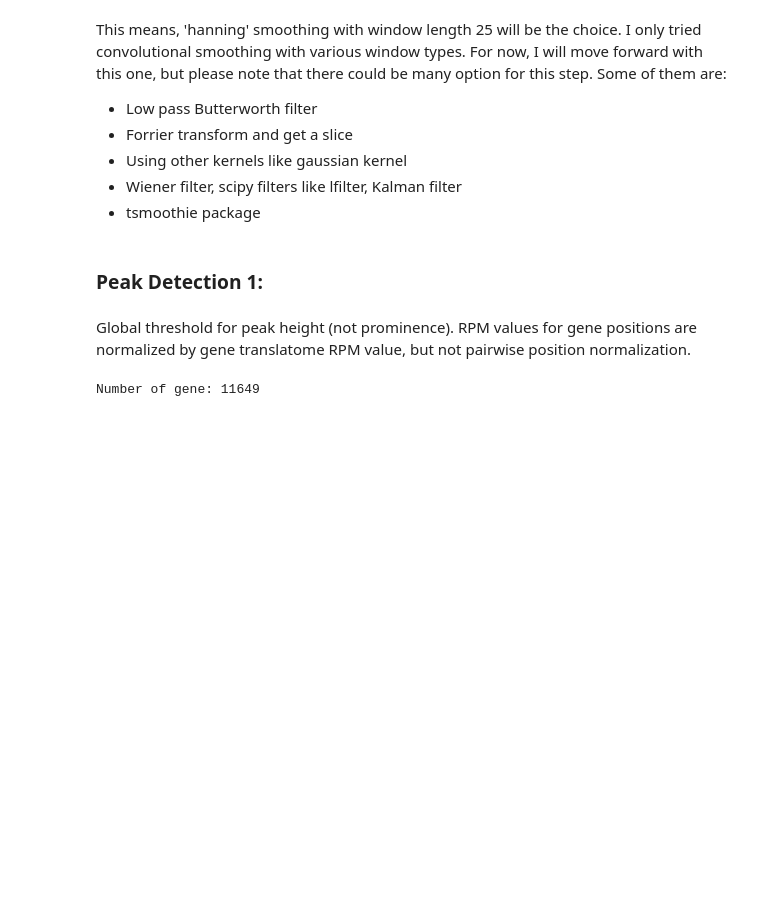
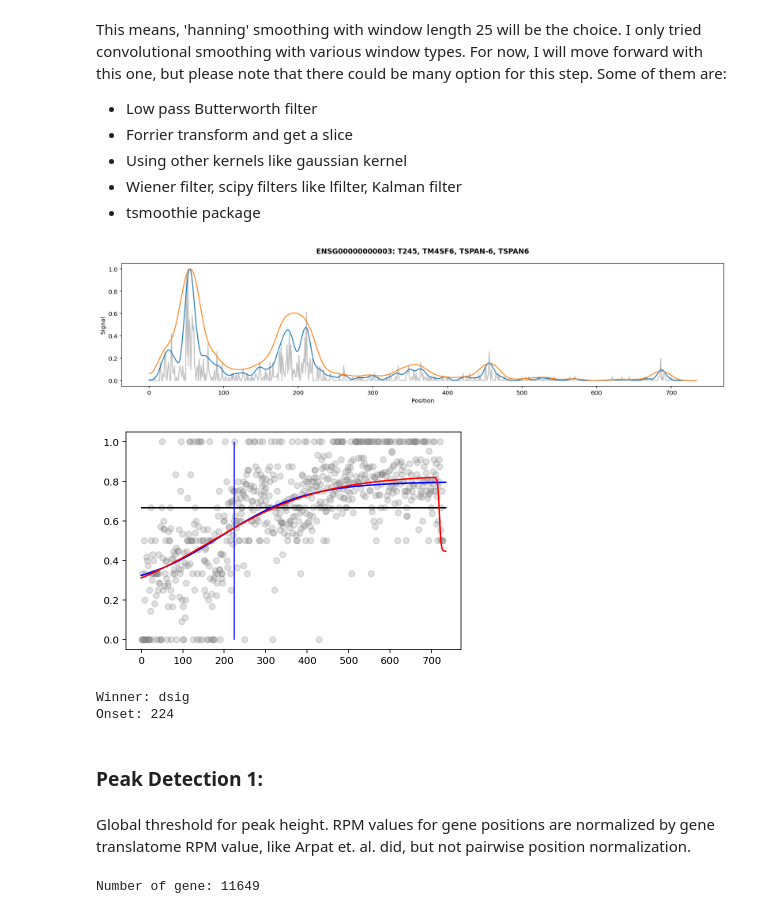
Before and after one commit to inecik/RiboSeqAnalysis, a Jupyter notebook: jupyter_server/ribosome_stalling_sites.ipynb, the cells around one changed output. Drawn from its saved outputs; the diff is of its cells as text; code cells hidden in the pictures; blank space fills up the shorter version.

```diff
--- a/jupyter_server/ribosome_stalling_sites.ipynb
+++ b/jupyter_server/ribosome_stalling_sites.ipynb
@@ -234,10 +234,31 @@ This means, 'hanning' smoothing with window length 25 will be the choice. I only
 - Using other kernels like gaussian kernel
 - Wiener filter, scipy filters like lfilter, Kalman filter
 - tsmoothie package
+# %%
+# Example:
+gene_id = I.gene_list[0]
+# Check 0, 7, 11
+# Check 30 for single peak. Compare with 25
+gene_rpm_vals = np.mean(I.riboseq_sixtymers.experiment.gene_assignments[gene_id], axis=0)
+smooth1 = smooth_array(gene_rpm_vals, window="hanning", window_len = 25)
+smooth2 = smooth_array(gene_rpm_vals, window="hanning", window_len = 55)
+fig = plt.figure(figsize=(15, 4))
+plt.plot(gene_rpm_vals / gene_rpm_vals.max(), alpha=0.5, color="gray")
+plt.plot(smooth1 / smooth1.max()); plt.plot(smooth2 / smooth2.max())
+plt.ylabel("Signal"); plt.xlabel("Position")
+gene_names = ", ".join(I.gene_info[gene_id].gene_names)
+plt.title(f"{gene_id}: {gene_names}", y=1.05, fontweight="bold")
+plt.tight_layout(); plt.show()
+I.riboseq_coco.plot_result(gene_id)
+# %% [output]
+[figure, added]
+[figure, added]
+Winner: dsig
+Onset: 224
 # %% [markdown]
 ### Peak Detection 1:
 # %% [markdown]
-Global threshold for peak height (not prominence). RPM values for gene positions are normalized by gene translatome RPM value, but not pairwise position normalization.
+Global threshold for peak height. RPM values for gene positions are normalized by gene translatome RPM value, like Arpat et. al. did, but not pairwise position normalization.
 # %%
 peak_heights = list()
 window_len = 25
```
Also changed, not shown: parts of 24 cells of this notebook, 1 other file.
